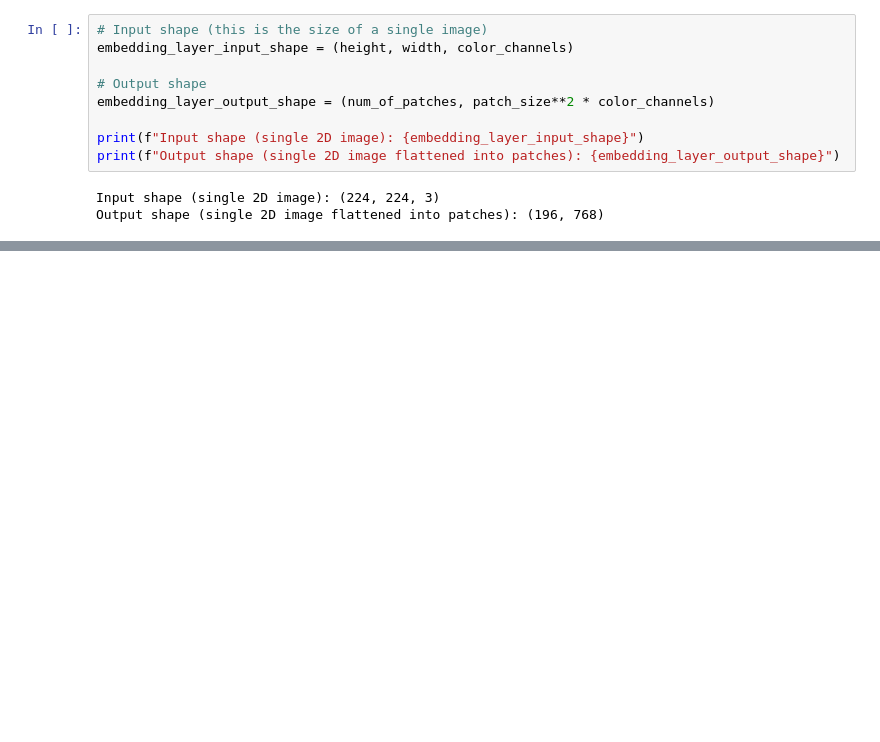
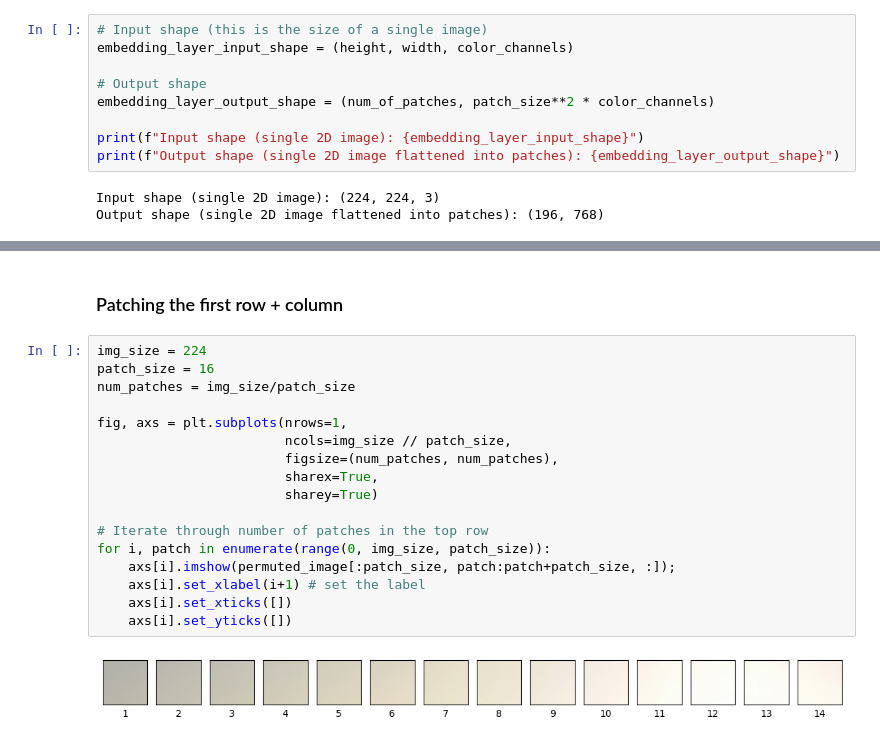
Before and after one commit to JaiSuryaPrabu/deep_learning, a Jupyter notebook: 4_Paper_Replication.ipynb, the cells around one changed output, grey strips where cells are left out. Cells and saved outputs as stored; diff of their text form; blank space fills up the shorter version.

```diff
--- a/4_Paper_Replication.ipynb
+++ b/4_Paper_Replication.ipynb
@@ -143,0 +194,21 @@ Output (1D)      -> (196,768)   -> $N . (P^2.C)$
+# %% [markdown]
+### Patching the first row + column
+# %%
+img_size = 224
+patch_size = 16
+num_patches = img_size/patch_size
+
+fig, axs = plt.subplots(nrows=1,
+                        ncols=img_size // patch_size,
+                        figsize=(num_patches, num_patches),
+                        sharex=True,
+                        sharey=True)
+
+# Iterate through number of patches in the top row
+for i, patch in enumerate(range(0, img_size, patch_size)):
+    axs[i].imshow(permuted_image[:patch_size, patch:patch+patch_size, :]);
+    axs[i].set_xlabel(i+1) # set the label
+    axs[i].set_xticks([])
+    axs[i].set_yticks([])
+# %% [output]
+[figure, added]
```
Also changed, not shown: parts of 12 cells of this notebook.
